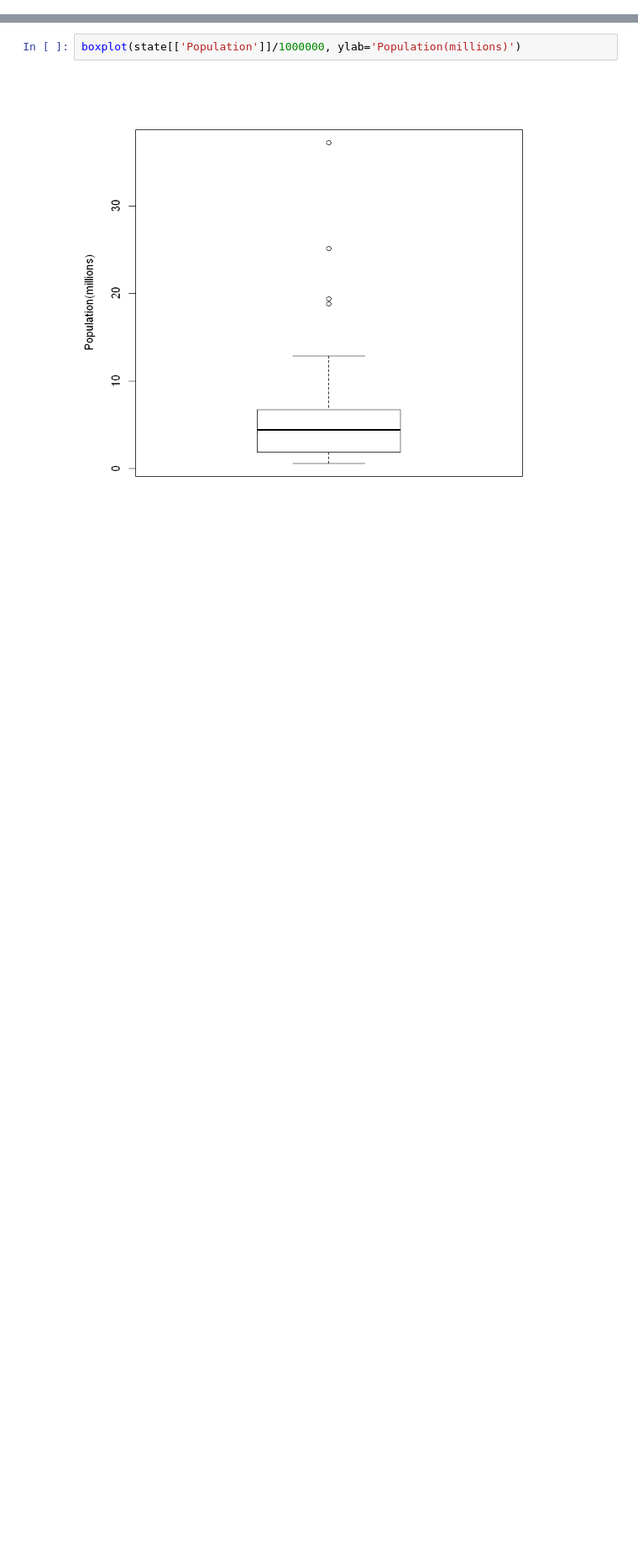
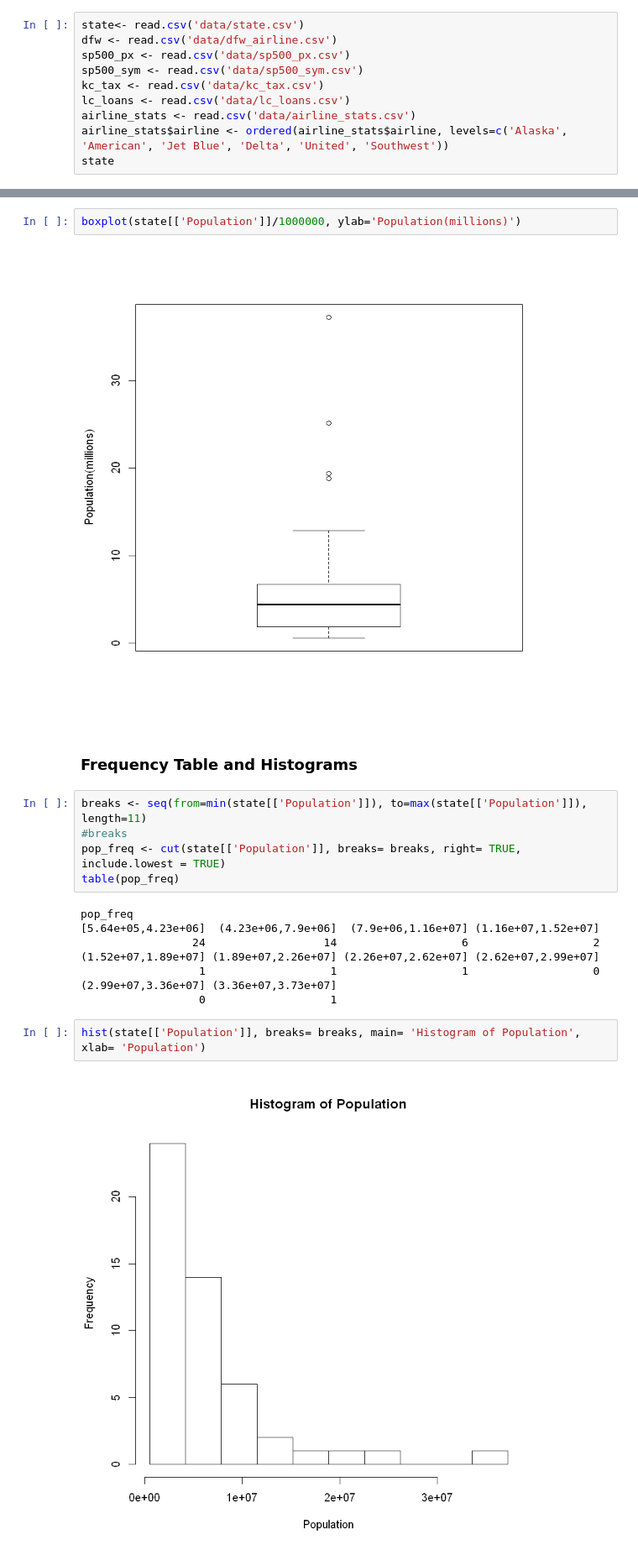
Before and after one commit to hmishra0/Statistics-for-Data-Scientists, a Jupyter notebook: Exploratory Data Analysis .ipynb, the cells around one changed output, grey strips where cells are left out. Shown at 84% size. Drawn from its saved outputs; the diff is of its cells as text; blank space fills up the shorter version.

Commit message:
adding data
adding data

```diff
--- a/Exploratory Data Analysis .ipynb
+++ b/Exploratory Data Analysis .ipynb
@@ -21,0 +1,10 @@ state
+# %%
+state<- read.csv('data/state.csv')
+dfw <- read.csv('data/dfw_airline.csv')
+sp500_px <- read.csv('data/sp500_px.csv')
+sp500_sym <- read.csv('data/sp500_sym.csv')
+kc_tax <- read.csv('data/kc_tax.csv')
+lc_loans <- read.csv('data/lc_loans.csv')
+airline_stats <- read.csv('data/airline_stats.csv')
+airline_stats$airline <- ordered(airline_stats$airline, levels=c('Alaska', 'American', 'Jet Blue', 'Delta', 'United', 'Southwest'))
+state
@@ -47,3 +54,22 @@ quantile(state[['Murder.Rate']], p=c(.05, .25, .5, .95))
 boxplot(state[['Population']]/1000000, ylab='Population(millions)')
 # %% [output]
 [figure]
+# %% [markdown]
+### Frequency Table and Histograms
+# %%
+breaks <- seq(from=min(state[['Population']]), to=max(state[['Population']]), length=11)
+#breaks
+pop_freq <- cut(state[['Population']], breaks= breaks, right= TRUE, include.lowest = TRUE)
+table(pop_freq)
+# %% [output]
+pop_freq
+[5.64e+05,4.23e+06]  (4.23e+06,7.9e+06]  (7.9e+06,1.16e+07] (1.16e+07,1.52e+07]
+                 24                  14                   6                   2
+(1.52e+07,1.89e+07] (1.89e+07,2.26e+07] (2.26e+07,2.62e+07] (2.62e+07,2.99e+07]
+                  1                   1                   1                   0
+(2.99e+07,3.36e+07] (3.36e+07,3.73e+07]
+                  0                   1
+# %%
+hist(state[['Population']], breaks= breaks, main= 'Histogram of Population', xlab= 'Population')
+# %% [output]
+[figure, added]
```
Also changed, not shown: parts of 8 cells of this notebook, 20 other files.
